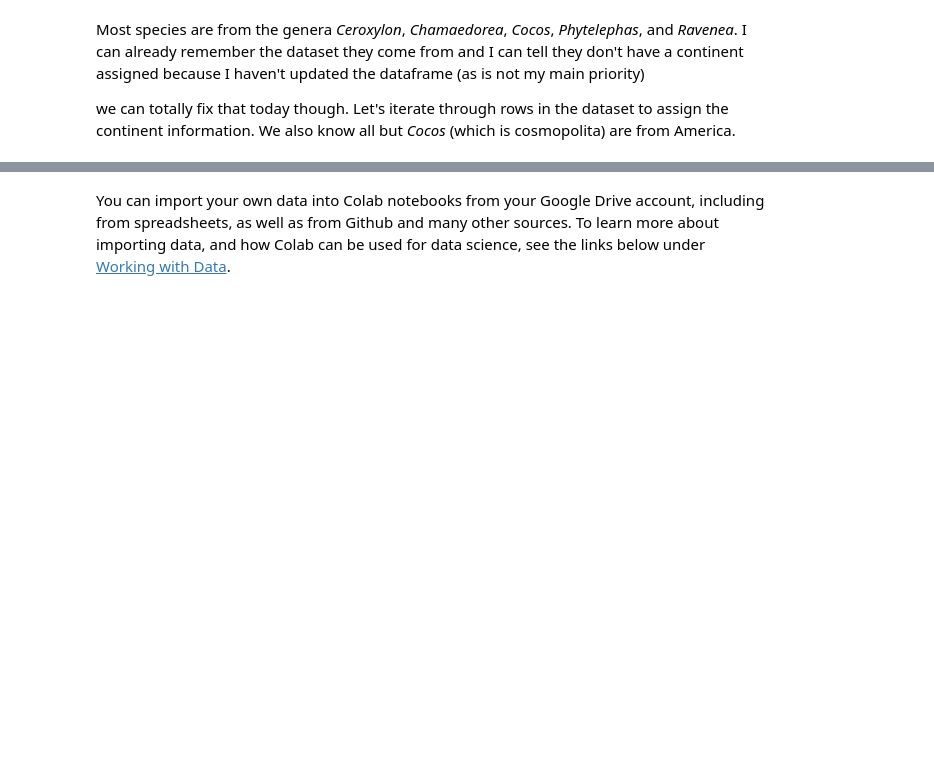
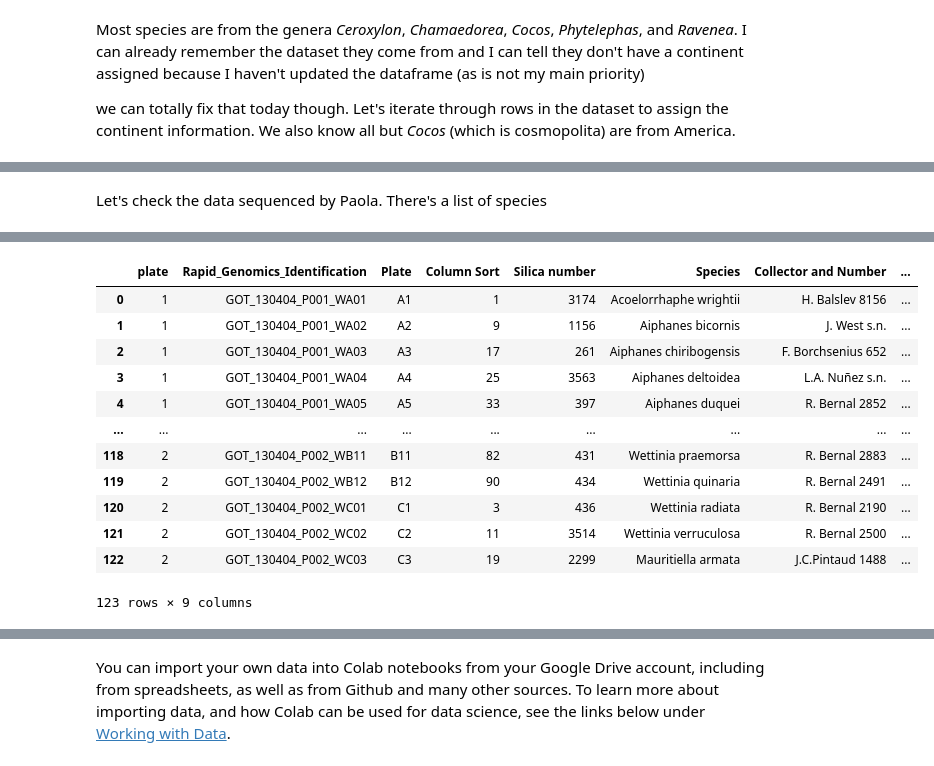
Before and after one commit to mftorres/APP, a Jupyter notebook: American_palm_data.ipynb, the cells around one changed output, grey strips where cells are left out. Drawn from its saved outputs; the diff is of its cells as text; code cells hidden in the pictures; blank space fills up the shorter version.

```diff
--- a/American_palm_data.ipynb
+++ b/American_palm_data.ipynb
@@ -222,0 +286,16 @@ nan empty
+# %%
+def get_data():
+  return pd.read_csv('./files_chamaedorea.txt', sep = '\t', names = ['file']) # the file doesn't have a header
+
+# try reading the file if exists, keep in mind the date
+try:
+  eg = get_data()
+except:
+  url = 'https://raw.githubusercontent.com/mftorres/APP/main/data/files_chamaedorea.txt' # shared link careful who you share this with
+  print('Downloading')
+  res = rs.get(url = url)
+  with open('./files_chamaedorea.txt', 'wb') as file: # Writing document in binary mode so python doesn't make changes
+    file.write(res.content)
+  eg = get_data()
+
+eg # check the database
@@ -222,0 +356,19 @@ nan empty
+# %% [markdown]
+Let's check the data sequenced by Paola. There's a list of species
+# %%
+def get_data():
+  return pd.read_csv('./metadata_machinereadable_Paola_2020.txt', sep = '\t') # the file doesn't have a header
+
+# try reading the file if exists, keep in mind the date
+try:
+  seqp = get_data()
+except:
+  url = 'https://raw.githubusercontent.com/mftorres/APP/main/data/metadata_machinereadable_Paola_2020.txt' # shared link careful who you share this with
+  print('Downloading')
+  res = rs.get(url = url)
+  with open('./metadata_machinereadable_Paola_2020.txt', 'wb') as file: # Writing document in binary mode so python doesn't make changes
+    file.write(res.content)
+  seqp = get_data()
+
+seqp # check the database
+# %% [output]
@@ -222,0 +376,13 @@ nan empty
+|  | plate | Rapid_Genomics_Identification | Plate | Column Sort | Silica number | Species | Collector and Number | ... |
+| 0 | 1 | GOT_130404_P001_WA01 | A1 | 1 | 3174 | Acoelorrhaphe wrightii | H. Balslev 8156 | ... |
+| 1 | 1 | GOT_130404_P001_WA02 | A2 | 9 | 1156 | Aiphanes bicornis | J. West s.n. | ... |
+| 2 | 1 | GOT_130404_P001_WA03 | A3 | 17 | 261 | Aiphanes chiribogensis | F. Borchsenius 652 | ... |
+| 3 | 1 | GOT_130404_P001_WA04 | A4 | 25 | 3563 | Aiphanes deltoidea | L.A. Nuñez s.n. | ... |
+| 4 | 1 | GOT_130404_P001_WA05 | A5 | 33 | 397 | Aiphanes duquei | R. Bernal 2852 | ... |
+| ... | ... | ... | ... | ... | ... | ... | ... | ... |
+| 118 | 2 | GOT_130404_P002_WB11 | B11 | 82 | 431 | Wettinia praemorsa | R. Bernal 2883 | ... |
+| 119 | 2 | GOT_130404_P002_WB12 | B12 | 90 | 434 | Wettinia quinaria | R. Bernal 2491 | ... |
+| 120 | 2 | GOT_130404_P002_WC01 | C1 | 3 | 436 | Wettinia radiata | R. Bernal 2190 | ... |
+| 121 | 2 | GOT_130404_P002_WC02 | C2 | 11 | 3514 | Wettinia verruculosa | R. Bernal 2500 | ... |
+| 122 | 2 | GOT_130404_P002_WC03 | C3 | 19 | 2299 | Mauritiella armata | J.C.Pintaud 1488 | ... |
+123 rows × 9 columns
```
Also changed, not shown: parts of 33 cells of this notebook.
